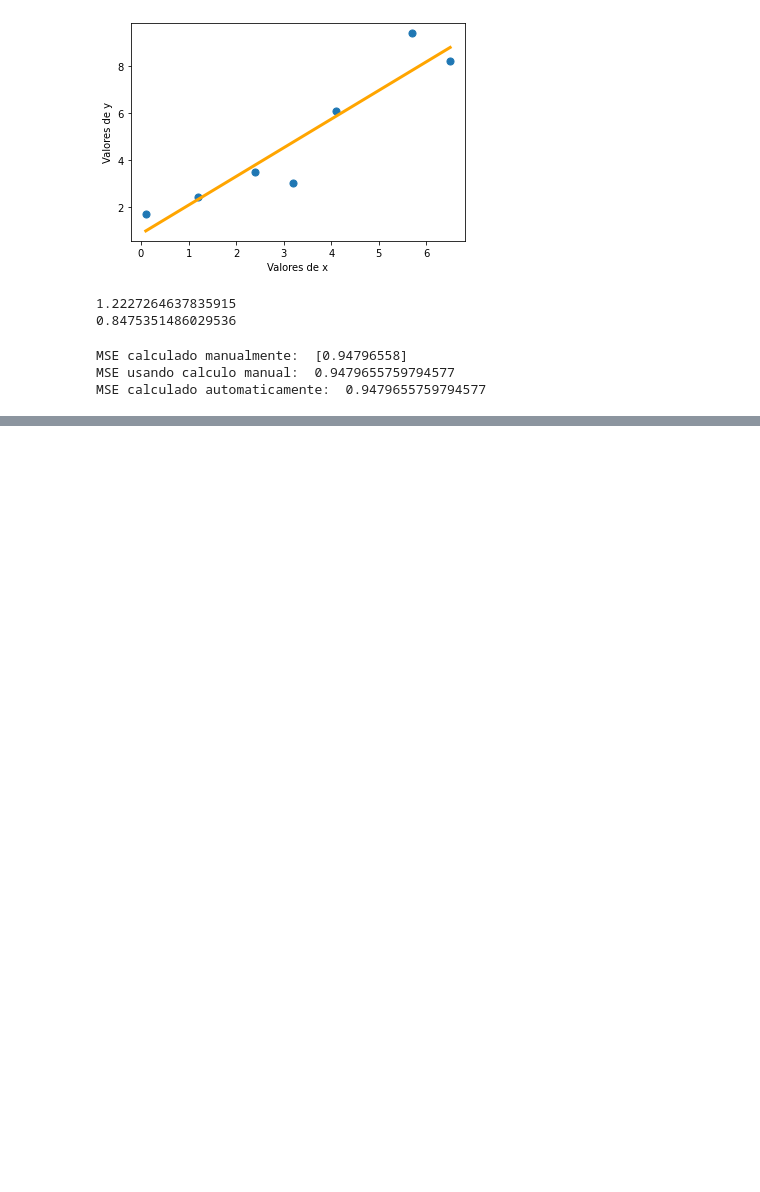
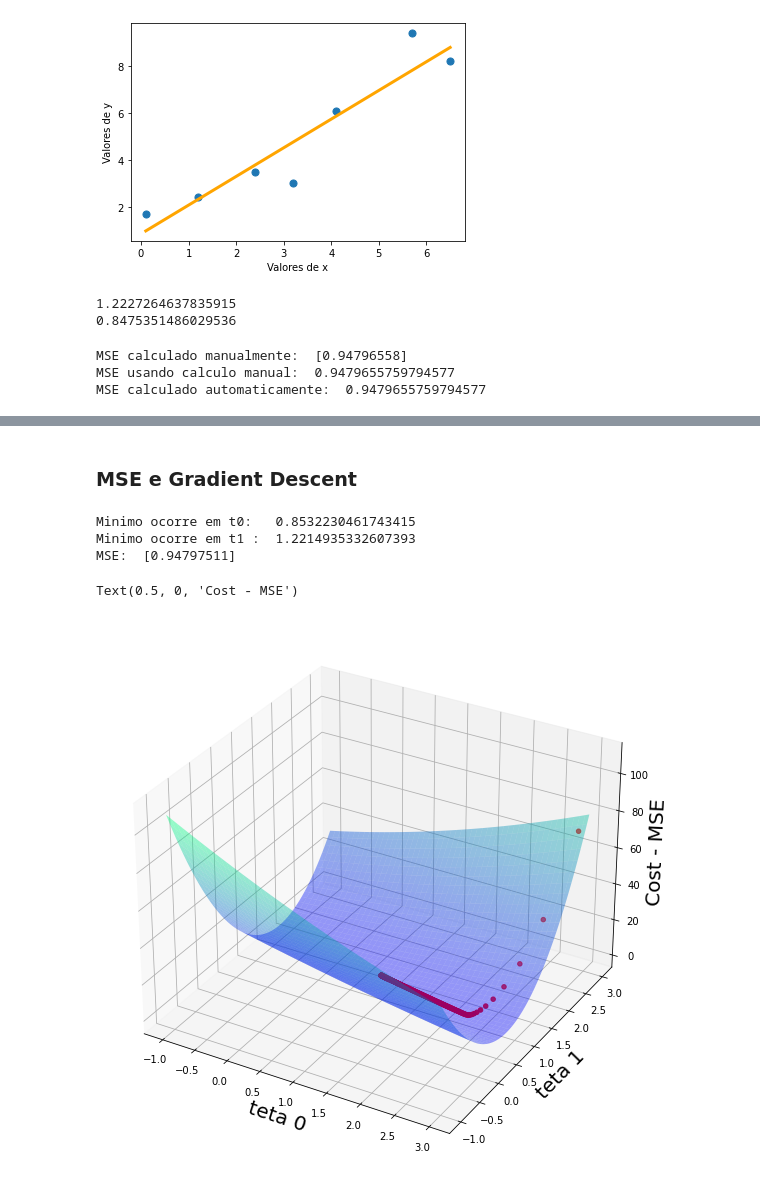
Before and after one commit to jhonatacaiob/Bootcamp-Data-Science, a Jupyter notebook: Secao-4/Grandient Descend.ipynb, the cells around one changed output, grey strips where cells are left out. Saved outputs shown, nothing was run; the diff lists cells and outputs as text; code cells hidden in the pictures; blank space fills up the shorter version.

Commit message:
Seção 4 concluida
Nessa sessão aprendi a plotar gráficos 3d, o que é uma cost function, o que é o gradient descent, derivadas, e diversas funçoes do numpy

```diff
--- a/Secao-4/Grandient Descend.ipynb
+++ b/Secao-4/Grandient Descend.ipynb
@@ -313,0 +324,48 @@ ax.plot_surface(plot_t0, plot_t1, plot_mse, cmap = cm.summer)
+# %% [markdown]
+### MSE e Gradient Descent
+# %%
+def grad(x, y, tetas):
+    n = y.size
+
+    t0_derivada = (-2/n) * sum(y - tetas[0] - tetas[1] * x)
+    t1_derivada = (-2/n) * sum((y - tetas[0] - tetas[1] * x) * x)
+
+
+    return np.array([t0_derivada[0], t1_derivada[0]])
+# %%
+max_iter = 1000
+multiplicador = 0.01
+tetas = np.array([2.9, 2.9])
+teta_valores = tetas.reshape(1,2)
+mse_valores = mse(y_5, tetas[0] + tetas[1]*x_5)
+
+
+for i in range(max_iter):
+    tetas = tetas - multiplicador * grad(x_5, y_5, tetas)
+
+    teta_valores = np.append(arr = teta_valores, values = tetas.reshape(1,2), axis = 0)
+    mse_valores = np.append(arr = mse_valores, values = mse(y_5, tetas[0] + tetas[1]*x_5), axis = 0)
+
+
+
+print("Minimo ocorre em t0:  ", tetas[0])
+print("Minimo ocorre em t1 : ", tetas[1])
+print("MSE: ", mse(y_5, tetas[0] + tetas[1] * x_5))
+# %% [output]
+Minimo ocorre em t0:   0.8532230461743415
+Minimo ocorre em t1 :  1.2214935332607393
+MSE:  [0.94797511]
+# %%
+fig = plt.figure(figsize=[16,10])
+ax = fig.gca(projection = "3d")
+
+
+ax.plot_surface(plot_t0, plot_t1, plot_mse, cmap = cm.winter, alpha = 0.4)
+ax.scatter(teta_valores[:, 0], teta_valores[:, 1], mse_valores, color = "red")
+
+ax.set_xlabel("teta 0", fontsize = 20)
+ax.set_ylabel("teta 1", fontsize = 20)
+ax.set_zlabel("Cost - MSE", fontsize = 20)
+# %% [output]
+Text(0.5, 0, 'Cost - MSE')
+[figure, added]
```
Also changed, not shown: parts of 2 cells of this notebook.
